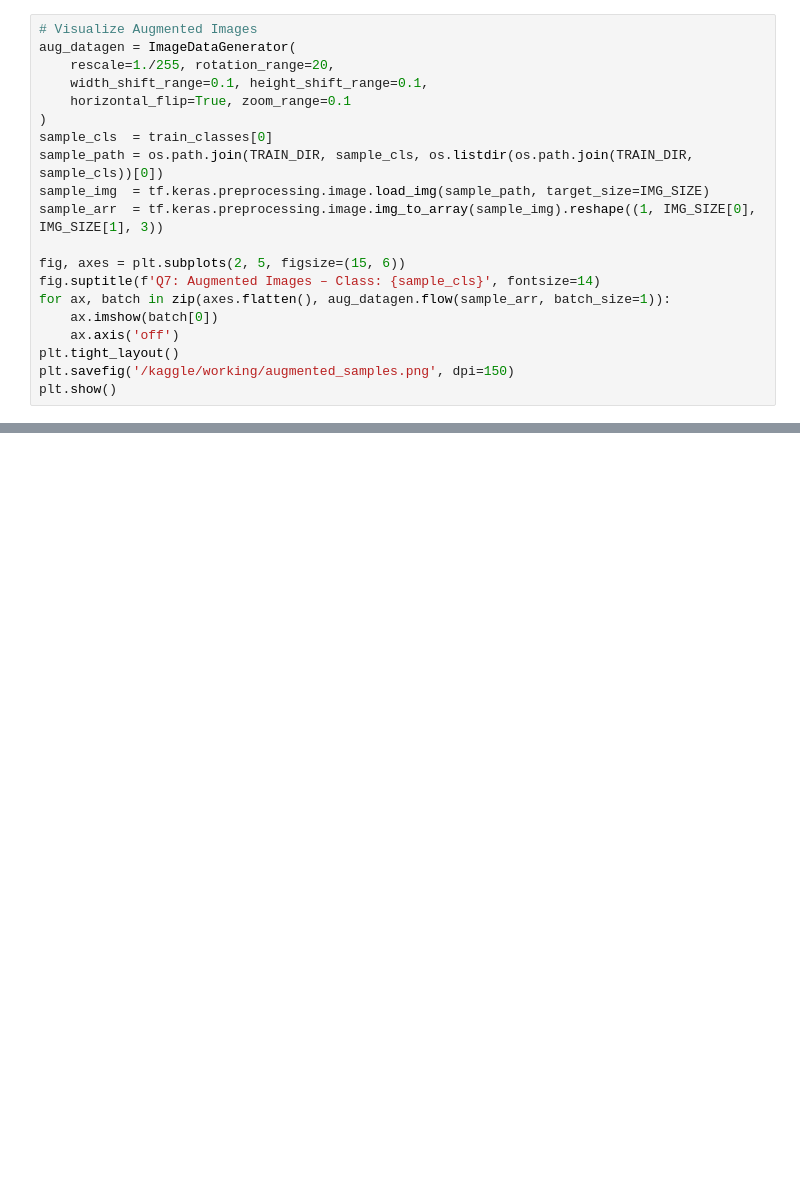
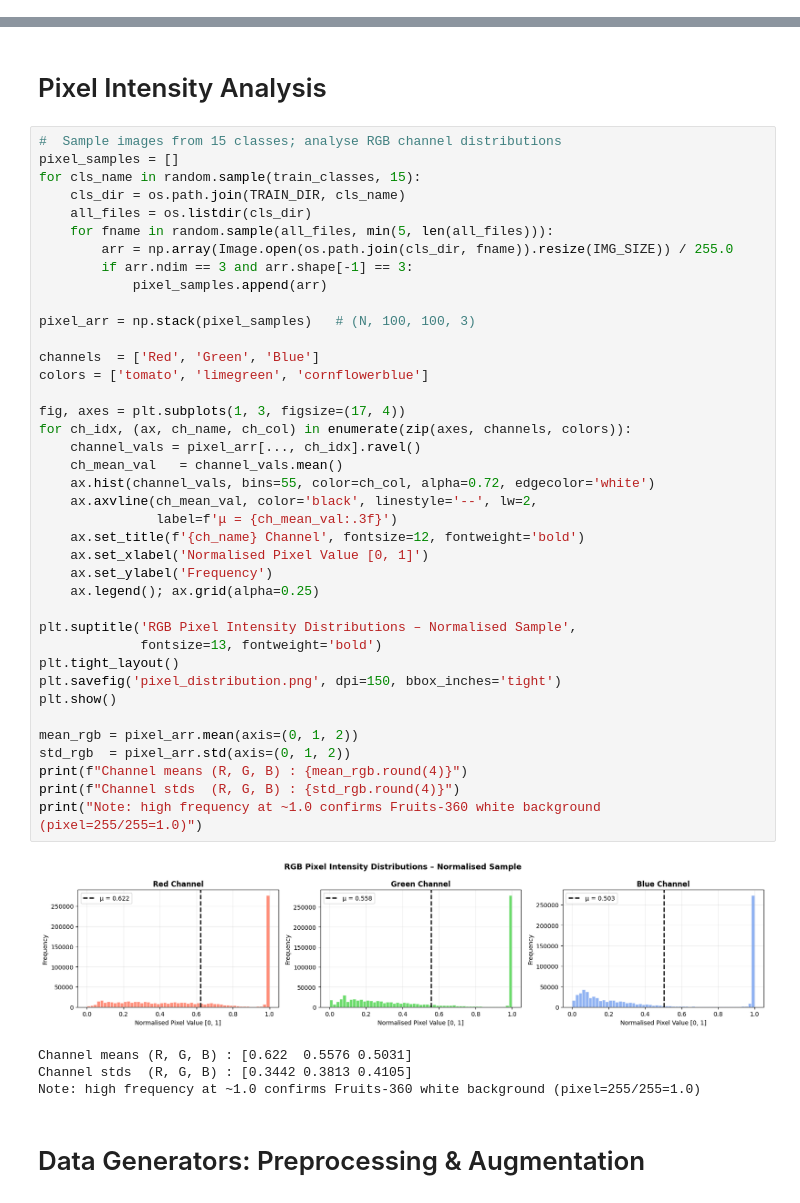
Before and after one commit to Supreena5254/-AI-and-Machine-Learning, a Jupyter notebook: 2409007_SuprinaKhadgi_Task-2.ipynb, the cells around one changed output, grey strips where cells are left out. Drawn from its saved outputs; the diff is of its cells as text; blank space fills up the shorter version.

```diff
--- a/2409007_SuprinaKhadgi_Task-2.ipynb
+++ b/2409007_SuprinaKhadgi_Task-2.ipynb
@@ -199,20 +0,0 @@ Test      : 45008
-# %%
-# Visualize Augmented Images
-aug_datagen = ImageDataGenerator(
-    rescale=1./255, rotation_range=20,
-    width_shift_range=0.1, height_shift_range=0.1,
-    horizontal_flip=True, zoom_range=0.1
-)
-sample_cls  = train_classes[0]
-sample_path = os.path.join(TRAIN_DIR, sample_cls, os.listdir(os.path.join(TRAIN_DIR, sample_cls))[0])
-sample_img  = tf.keras.preprocessing.image.load_img(sample_path, target_size=IMG_SIZE)
-sample_arr  = tf.keras.preprocessing.image.img_to_array(sample_img).reshape((1, IMG_SIZE[0], IMG_SIZE[1], 3))
-
-fig, axes = plt.subplots(2, 5, figsize=(15, 6))
-fig.suptitle(f'Q7: Augmented Images – Class: {sample_cls}', fontsize=14)
-for ax, batch in zip(axes.flatten(), aug_datagen.flow(sample_arr, batch_size=1)):
-    ax.imshow(batch[0])
-    ax.axis('off')
-plt.tight_layout()
-plt.savefig('/kaggle/working/augmented_samples.png', dpi=150)
-plt.show()
@@ -1107,0 +212,48 @@ All models saved to /kaggle/working/
+# %% [markdown]
+# Pixel Intensity Analysis
+# %%
+#  Sample images from 15 classes; analyse RGB channel distributions
+pixel_samples = []
+for cls_name in random.sample(train_classes, 15):
+    cls_dir = os.path.join(TRAIN_DIR, cls_name)
+    all_files = os.listdir(cls_dir)
+    for fname in random.sample(all_files, min(5, len(all_files))):
+        arr = np.array(Image.open(os.path.join(cls_dir, fname)).resize(IMG_SIZE)) / 255.0
+        if arr.ndim == 3 and arr.shape[-1] == 3:
+            pixel_samples.append(arr)
+
+pixel_arr = np.stack(pixel_samples)   # (N, 100, 100, 3)
+
+channels  = ['Red', 'Green', 'Blue']
+colors = ['tomato', 'limegreen', 'cornflowerblue']
+
+fig, axes = plt.subplots(1, 3, figsize=(17, 4))
+for ch_idx, (ax, ch_name, ch_col) in enumerate(zip(axes, channels, colors)):
+    channel_vals = pixel_arr[..., ch_idx].ravel()
+    ch_mean_val   = channel_vals.mean()
+    ax.hist(channel_vals, bins=55, color=ch_col, alpha=0.72, edgecolor='white')
+    ax.axvline(ch_mean_val, color='black', linestyle='--', lw=2,
+               label=f'μ = {ch_mean_val:.3f}')
+    ax.set_title(f'{ch_name} Channel', fontsize=12, fontweight='bold')
+    ax.set_xlabel('Normalised Pixel Value [0, 1]')
+    ax.set_ylabel('Frequency')
+    ax.legend(); ax.grid(alpha=0.25)
+
+plt.suptitle('RGB Pixel Intensity Distributions – Normalised Sample',
+             fontsize=13, fontweight='bold')
+plt.tight_layout()
+plt.savefig('pixel_distribution.png', dpi=150, bbox_inches='tight')
+plt.show()
+
+mean_rgb = pixel_arr.mean(axis=(0, 1, 2))
+std_rgb  = pixel_arr.std(axis=(0, 1, 2))
+print(f"Channel means (R, G, B) : {mean_rgb.round(4)}")
+print(f"Channel stds  (R, G, B) : {std_rgb.round(4)}")
+print("Note: high frequency at ~1.0 confirms Fruits-360 white background (pixel=255/255=1.0)")
+# %% [output]
+[figure, added]
+Channel means (R, G, B) : [0.622  0.5576 0.5031]
+Channel stds  (R, G, B) : [0.3442 0.3813 0.4105]
+Note: high frequency at ~1.0 confirms Fruits-360 white background (pixel=255/255=1.0)
+# %% [markdown]
+# Data Generators: Preprocessing & Augmentation
```
Also changed, not shown: parts of 116 cells of this notebook.
